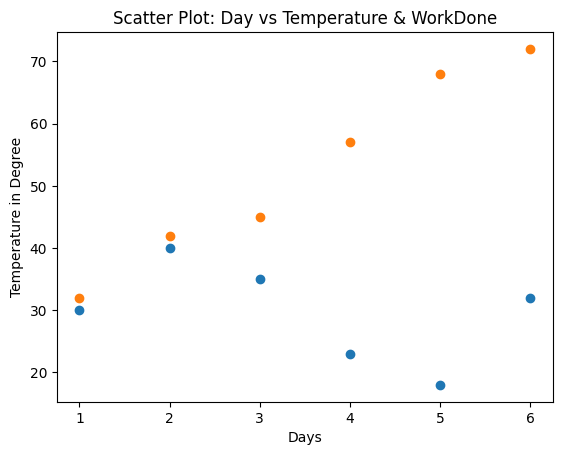
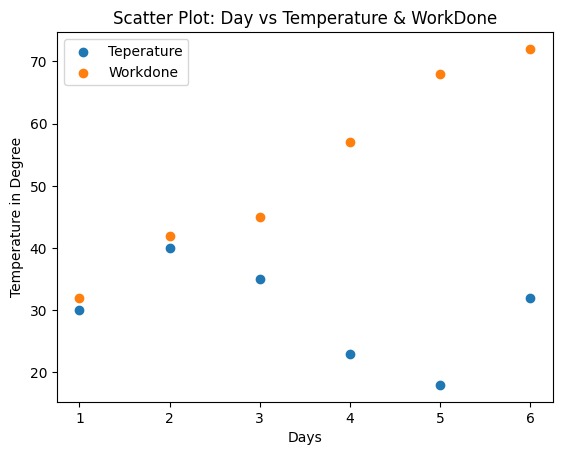
The change to this notebook cell's code, shown as a diff; its figure went from the first image to the second:
--- before
+++ after
@@ -6,9 +6,10 @@
 day = [1, 2, 3, 4, 5, 6]
 
-plt.scatter(day, temperature)
-plt.scatter(day, workdone)
+plt.scatter(day, temperature,label="Teperature")
+plt.scatter(day, workdone,label="Workdone")
 
 plt.xlabel("Days")
 plt.ylabel("Temperature in Degree")
 plt.title("Scatter Plot: Day vs Temperature & WorkDone")
+plt.legend(loc=2)
 plt.show()

Commit: MySQL Started and create and read